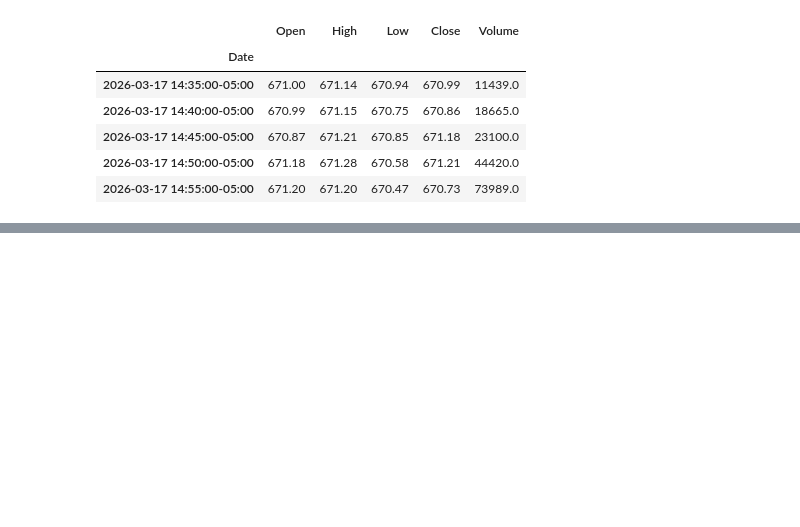
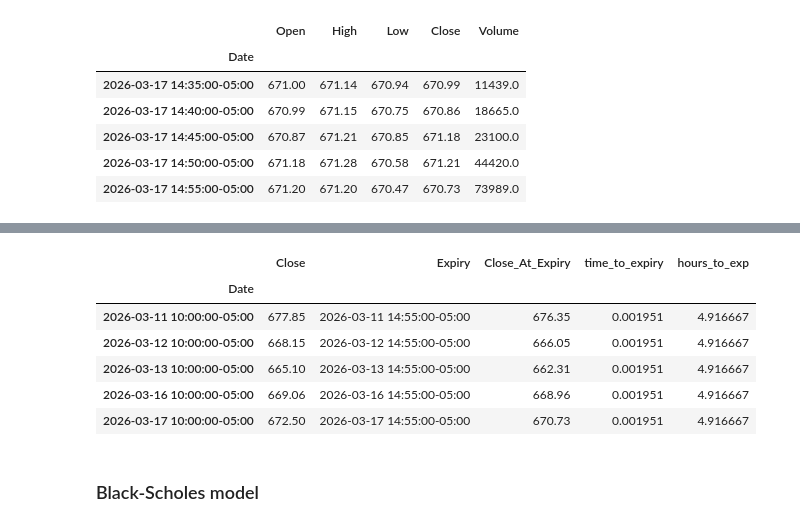
Before and after one commit to matthiasbouquet/advanced_algorithmic_trading, a Jupyter notebook: assignments/week_5/day_22.ipynb, the cells around one changed output, grey strips where cells are left out. Cells and saved outputs as stored; diff of their text form; code cells hidden in the pictures; blank space fills up the shorter version.

```diff
--- a/assignments/week_5/day_22.ipynb
+++ b/assignments/week_5/day_22.ipynb
@@ -21,8 +22,10 @@ sys.path.append('../../')
 PERIOD = 5    # minutes
 DAILY_PERIODS = 6.5 * 60 / PERIOD    # number of trading periods in a day
 ANNUAL_FACTOR = 252 * DAILY_PERIODS
+HOURS_PER_YEAR = 252 * 10    # used to calculate option price (arbitrary, this determines the volatility)
 STOCK = 'SPY'
 TZ_EXCHANGE = 'America/Chicago'
+LAST_BAR_TIME = '14:55:00'    # our data have bars until 3PM - PERIOD minutes before EOD
 # %% [markdown]
 ### Load Intraday Bar Data
 # %%
@@ -68,0 +72,18 @@ df_price.tail()
+# %%
+# select a time in the morning
+trade_time = '10:00:00'
+hours_to_expiry = (dt.strptime(LAST_BAR_TIME, '%H:%M:%S') - dt.strptime(trade_time, '%H:%M:%S')).total_seconds() / 3600
+
+# keep only rows at trade_time
+df_trade = df_price[df_price.index.strftime('%H:%M:%S') == trade_time]
+df_trade = df_trade[df_trade['hours_to_exp'] >= 0.99*hours_to_expiry]    # remove days where market closes early
+df_trade['time_to_expiry'] = df_trade['hours_to_exp']/HOURS_PER_YEAR
+df_trade.tail()
+# %% [output]
+|  | Close | Expiry | Close_At_Expiry | time_to_expiry | hours_to_exp |
+| Date |  |  |  |  |  |
+| 2026-03-11 10:00:00-05:00 | 677.85 | 2026-03-11 14:55:00-05:00 | 676.35 | 0.001951 | 4.916667 |
+| 2026-03-12 10:00:00-05:00 | 668.15 | 2026-03-12 14:55:00-05:00 | 666.05 | 0.001951 | 4.916667 |
+| 2026-03-13 10:00:00-05:00 | 665.10 | 2026-03-13 14:55:00-05:00 | 662.31 | 0.001951 | 4.916667 |
+| 2026-03-16 10:00:00-05:00 | 669.06 | 2026-03-16 14:55:00-05:00 | 668.96 | 0.001951 | 4.916667 |
+| 2026-03-17 10:00:00-05:00 | 672.50 | 2026-03-17 14:55:00-05:00 | 670.73 | 0.001951 | 4.916667 |
@@ -68,0 +95,2 @@ df_price.tail()
+# %% [markdown]
+### Black-Scholes model
```
Also changed, not shown: parts of 11 cells of this notebook.
